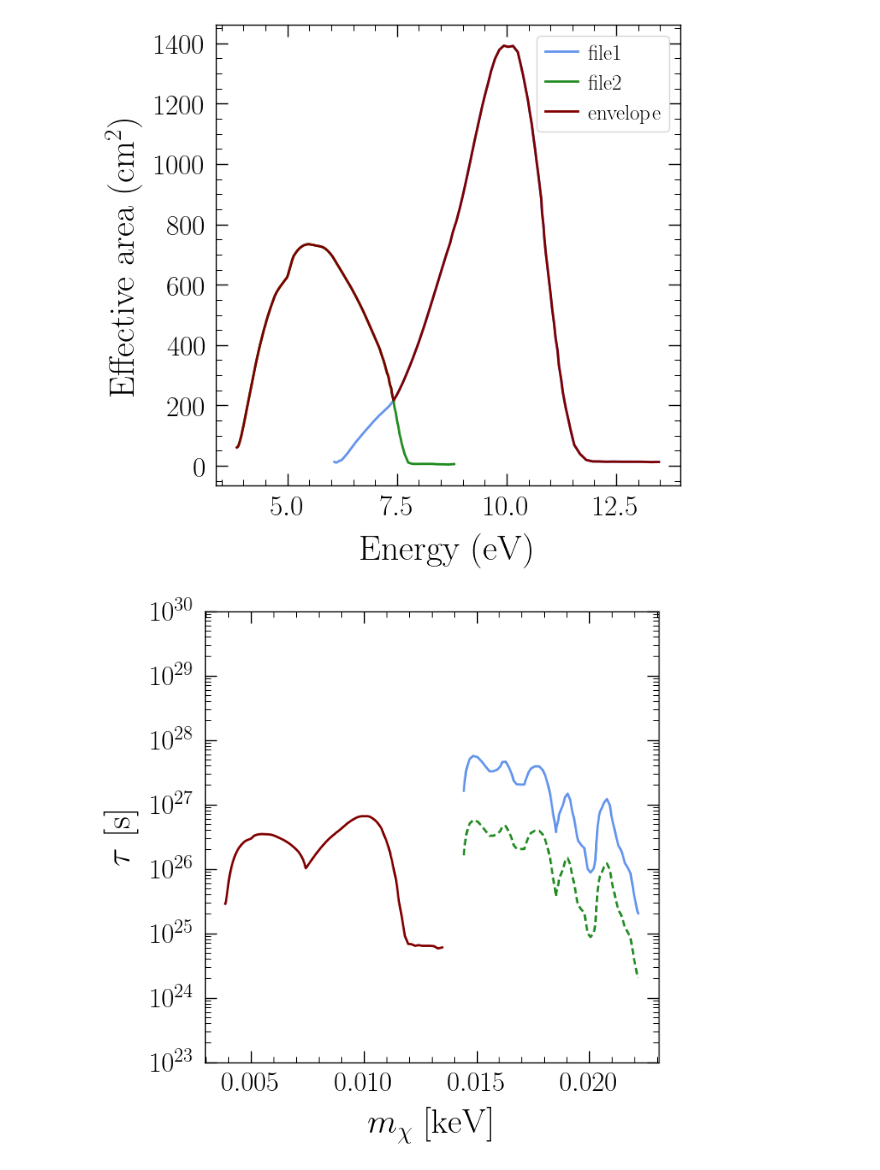
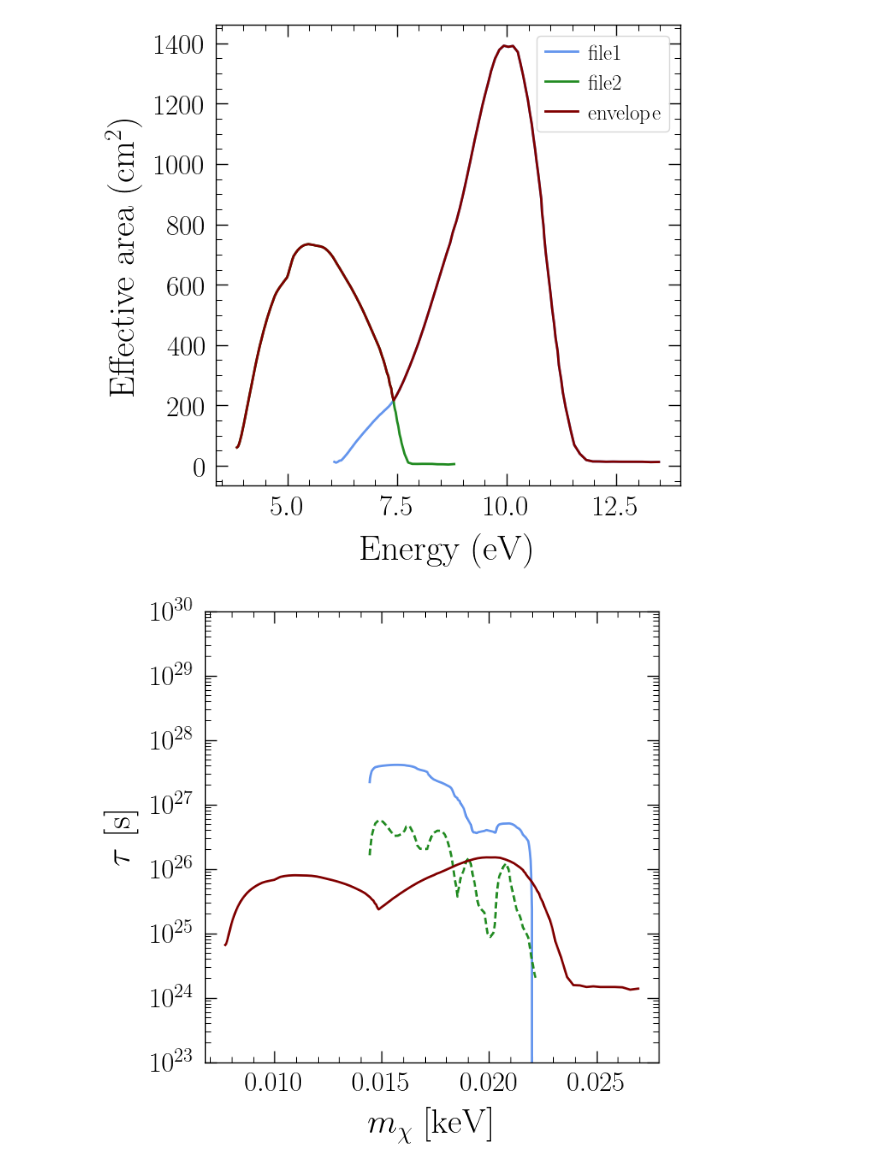
Before and after one commit to joshua-benabou/Mega_Decaying_DM_Milkyway_Analysis, a Jupyter notebook: jupyter/HST_projections.ipynb, the cells around one changed output. Drawn from its saved outputs; the diff is of its cells as text; code cells hidden in the pictures.

```diff
--- a/jupyter/HST_projections.ipynb
+++ b/jupyter/HST_projections.ipynb
@@ -252,6 +252,8 @@ plt.show()
 #let's smooth this
 
 tau_STIS = savgol_filter(tau_STIS_raw, window_length=50, polyorder=3)
+
+tau_STIS[tau_STIS <0] = 0
 
 plt.plot(mass_keV, tau_STIS, color='k')
 plt.plot(mass_keV, tau_STIS_raw, color='gray', linestyle='dotted')
@@ -315,6 +317,8 @@ A_env = np.maximum(A1i, A2i)
 
 # Now you have:
 #   E_common (eV), A_env (cm^2)
+
+M_common = E_common * 2 #x2 for mass
 # %%
 plt.plot(E1, A1, label="file1")
 plt.plot(E2, A2, label="file2")
@@ -340,7 +344,7 @@ Aeff_diff = A_env/Aeff_STIS
 
 T_diff = 1.0 #let's say same data
 
-Bkg_diff = 1.0 #let's say same
+Bkg_diff = 0.1 #let's say slightly more effects for COS, uncalibrated
 
 line_width_diff = 0.41 #R factor different by 165/1000 roughly between COS/G140 and STIS
 
@@ -348,15 +352,15 @@ tau_COS = np.max(tau_STIS) * D_diff * Aeff_diff * np.sqrt(T_diff) * np.sqrt(Bkg_
 # %%
 plt.plot(mass_keV, tau_STIS)
 plt.plot(mass_keV, tau_exist, linestyle='dashed')
-plt.plot(E_common/1000, tau_COS)
-
+plt.plot(M_common/1000, tau_COS)
+M_common_keV = M_common/1000
 #plt.xscale('log')
 plt.yscale('log')
 plt.xlabel(r'$m_{\chi}$ [keV]')
 plt.ylabel(r'$\tau$ [s]')
 plt.ylim([1e23, 1e30])
 
 plt.show()
 # %% [output]
-[figure, old version]
+[figure, new version]
 # %%
```
Also changed, not shown: parts of 4 cells of this notebook, 7 other files.
